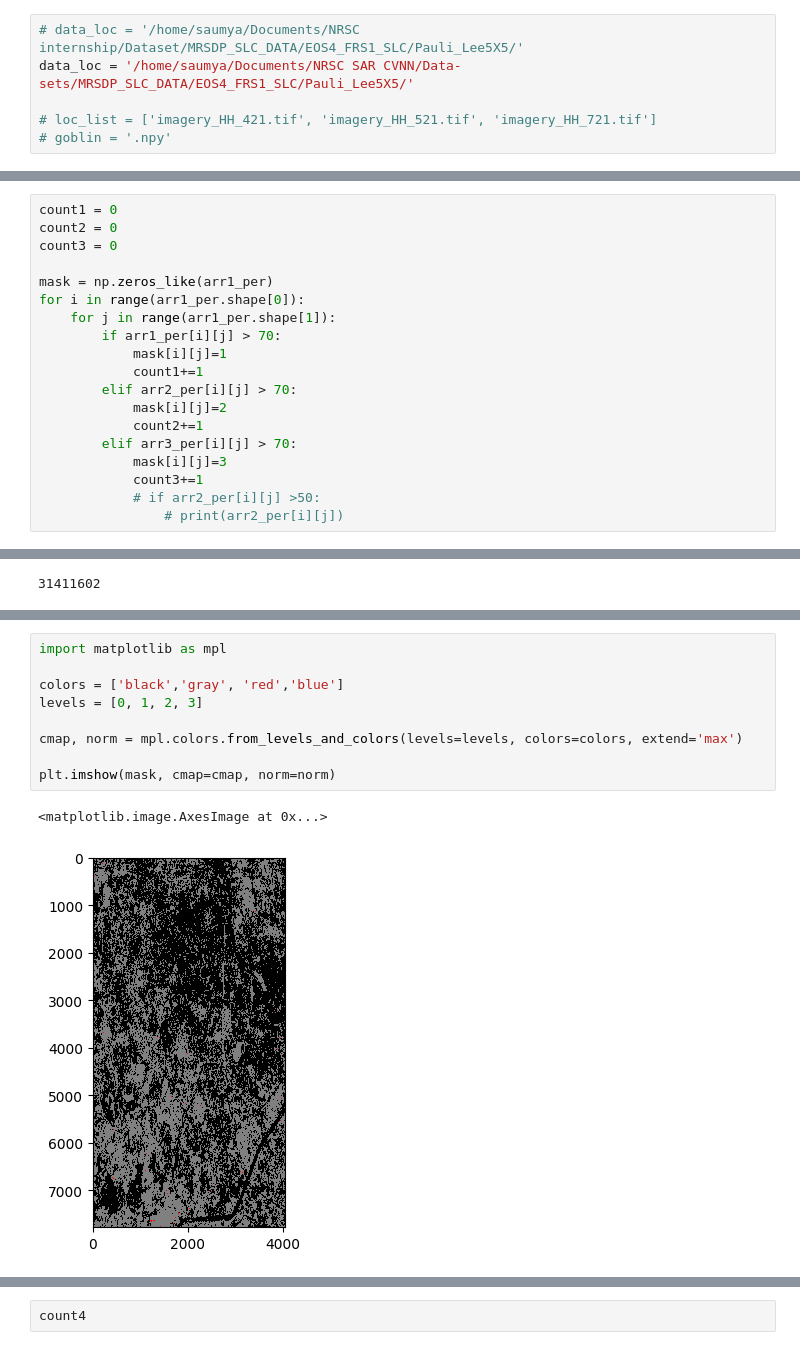
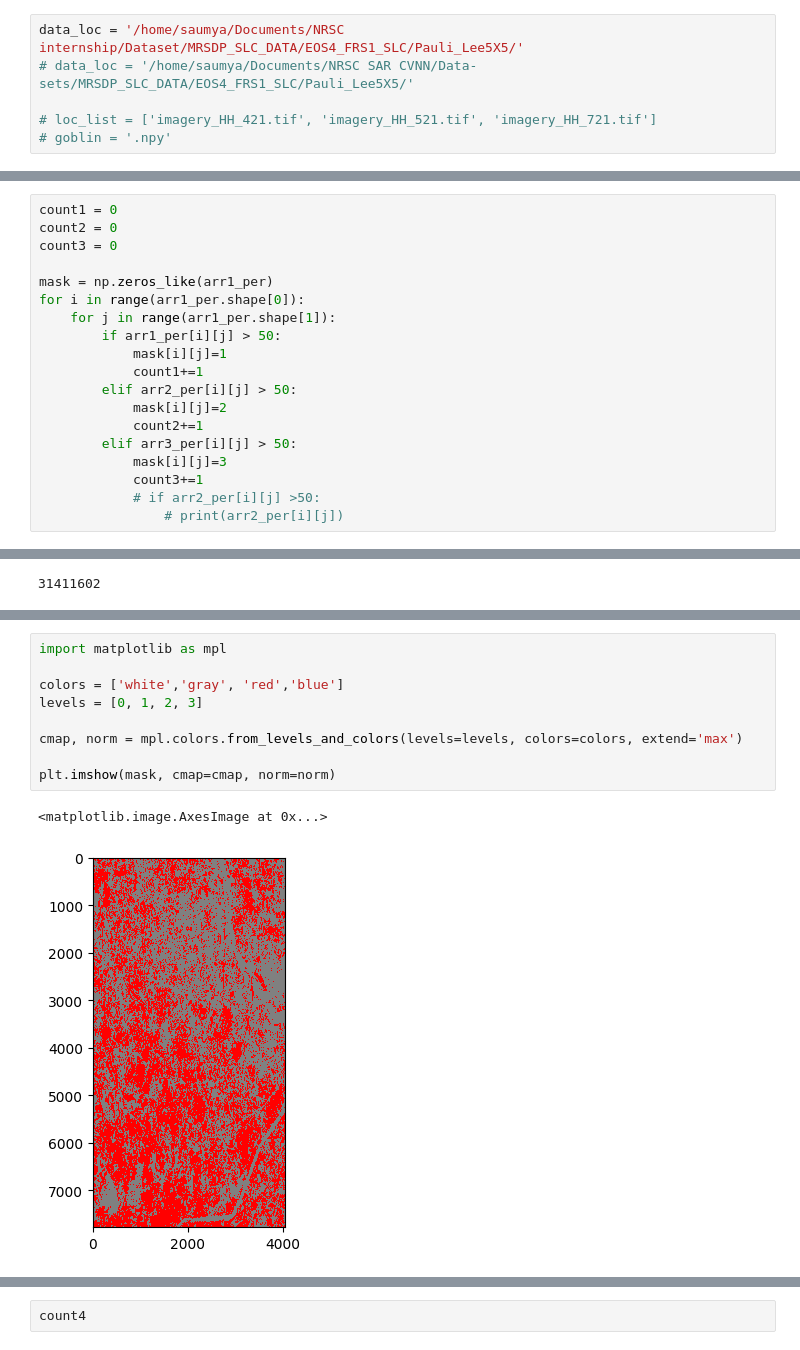
Before and after one commit to CaffineAddic/Complex-Value-Neural-Network-for-SAR-images-, a Jupyter notebook: Reading_TIF_creatingMask.ipynb, the cells around one changed output, grey strips where cells are left out. Saved outputs shown, nothing was run; the diff lists cells and outputs as text.

```diff
--- a/Reading_TIF_creatingMask.ipynb
+++ b/Reading_TIF_creatingMask.ipynb
@@ -7,8 +7,8 @@ import rasterio as rio
 import matplotlib.pyplot as plt
 import numpy as np
 # %%
-# data_loc = '/home/saumya/Documents/NRSC internship/Dataset/MRSDP_SLC_DATA/EOS4_FRS1_SLC/Pauli_Lee5X5/'
-data_loc = '/home/saumya/Documents/NRSC SAR CVNN/Data-sets/MRSDP_SLC_DATA/EOS4_FRS1_SLC/Pauli_Lee5X5/'
+data_loc = '/home/saumya/Documents/NRSC internship/Dataset/MRSDP_SLC_DATA/EOS4_FRS1_SLC/Pauli_Lee5X5/'
+# data_loc = '/home/saumya/Documents/NRSC SAR CVNN/Data-sets/MRSDP_SLC_DATA/EOS4_FRS1_SLC/Pauli_Lee5X5/'
 
 # loc_list = ['imagery_HH_421.tif', 'imagery_HH_521.tif', 'imagery_HH_721.tif']
 # goblin = '.npy'
@@ -114,13 +114,13 @@ count3 = 0
 mask = np.zeros_like(arr1_per)
 for i in range(arr1_per.shape[0]):
     for j in range(arr1_per.shape[1]):
-        if arr1_per[i][j] > 70:
+        if arr1_per[i][j] > 50:
             mask[i][j]=1
             count1+=1
-        elif arr2_per[i][j] > 70:
+        elif arr2_per[i][j] > 50:
             mask[i][j]=2
             count2+=1
-        elif arr3_per[i][j] > 70:
+        elif arr3_per[i][j] > 50:
             mask[i][j]=3
             count3+=1
             # if arr2_per[i][j] >50:
@@ -141,13 +141,13 @@ plt.imshow(mask, cmap='hsv')
 # %%
 import matplotlib as mpl
 
-colors = ['black','gray', 'red','blue']
+colors = ['white','gray', 'red','blue']
 levels = [0, 1, 2, 3]
 
 cmap, norm = mpl.colors.from_levels_and_colors(levels=levels, colors=colors, extend='max')
 
 plt.imshow(mask, cmap=cmap, norm=norm)
 # %% [output]
 <matplotlib.image.AxesImage at 0x...>
-[figure, old version]
+[figure, new version]
 # %%
```
Also changed, not shown: parts of 10 cells of this notebook.
